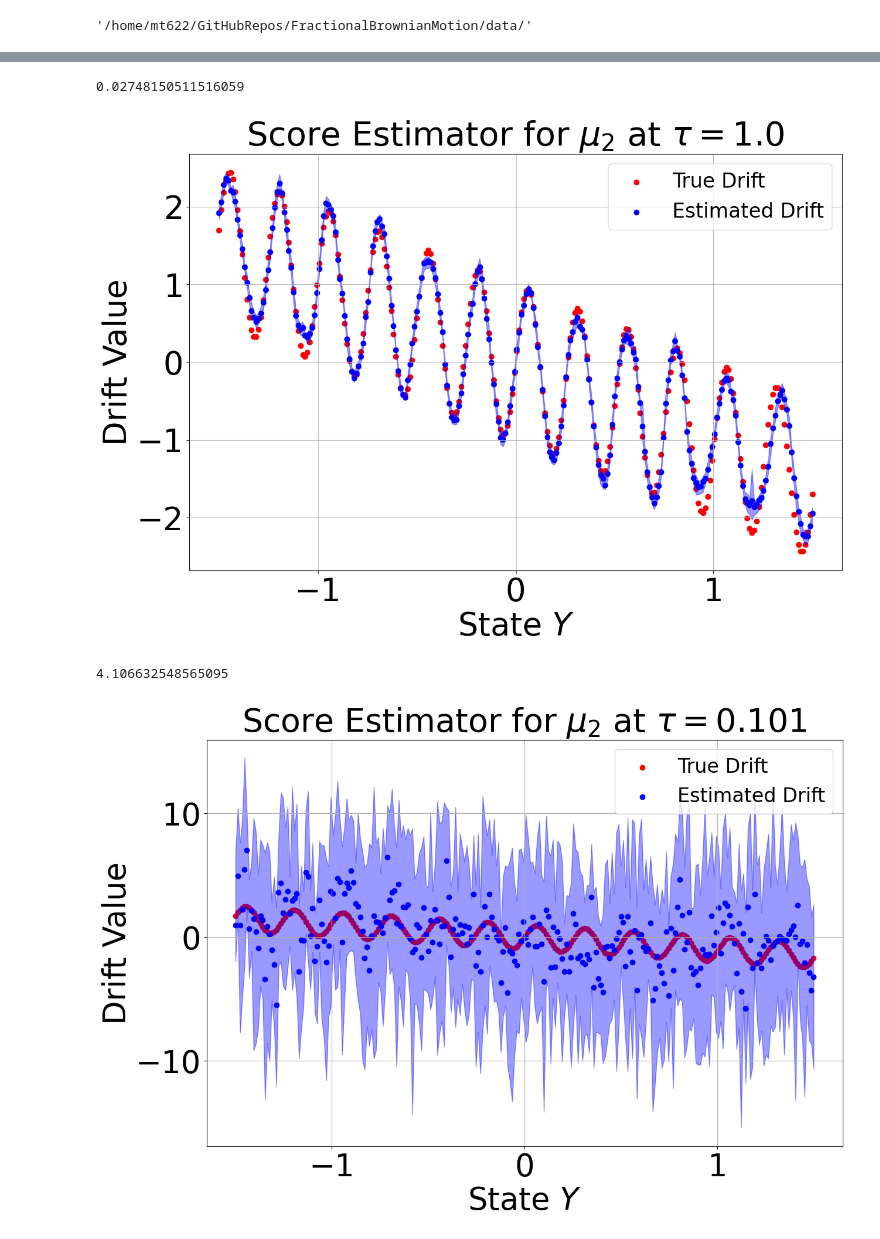
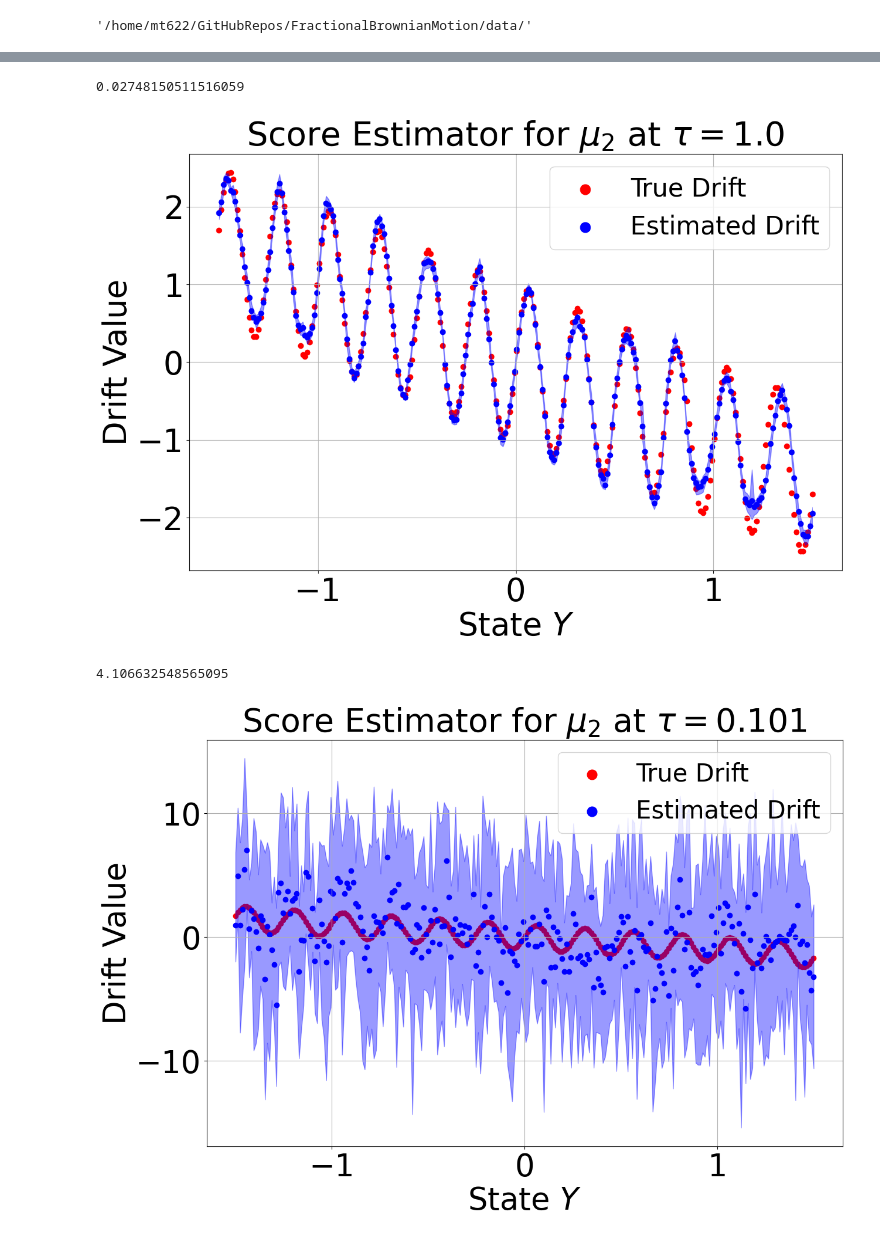
Before and after one commit to marcostapiac/FractionalBrownianMotion, a Jupyter notebook: experiments/generative_modelling/RecursiveVPSDE/ParamEst/TSPM/Markovian/TauDeltaTExperiments/QuadSinHF_optimal_tau_experiment_DGauss.ipynb, the cells around one changed output, grey strips where cells are left out. Cells and saved outputs as stored; diff of their text form; code cells hidden in the pictures.

Commit message:
appendix images changes

```diff
--- a/experiments/generative_modelling/RecursiveVPSDE/ParamEst/TSPM/Markovian/TauDeltaTExperiments/QuadSinHF_optimal_tau_experiment_DGauss.ipynb
+++ b/experiments/generative_modelling/RecursiveVPSDE/ParamEst/TSPM/Markovian/TauDeltaTExperiments/QuadSinHF_optimal_tau_experiment_DGauss.ipynb
@@ -239,7 +236,7 @@ for d in range(tau_NonGauss.shape[-1]):
     print((np.mean(np.sum(np.power(estimate-true_drifts,2), axis=-1))))
 plt.title(rf"Score Estimator for $\mu_2$ at $\tau=${round(diff_times[tauidx],3)}", fontsize=40)
 plt.grid(True)
-plt.legend(fontsize=30, markersize=2)
+plt.legend(fontsize=30, markerscale=2)
 ax.tick_params(labelsize=38)
 plt.ylabel("Drift Value", fontsize=38)
 plt.xlabel(rf"State $Y$", fontsize=38)
@@ -247,27 +244,27 @@ plt.show()
 plt.close()
 # %% [output]
 0.02748150511516059
-[figure, old version]
+[figure, new version]
 # %%
 fig, ax = plt.subplots(figsize=(14,9))
 tauidx = 1000
 tau_NonGauss = DNonGauss[:, tauidx, :, :]
 estimate = np.mean(tau_NonGauss, axis=1)
 for d in range(tau_NonGauss.shape[-1]):
     plt.scatter(Xs, true_drifts[:, d], color="red", label="True Drift")
     plt.scatter(Xs, estimate[:, d], label="Estimated Drift",color="blue")
     lowq_tau_errors = np.quantile(tau_NonGauss[:,:, d], q=0.1, axis=-1)
     highq_tau_errors = np.quantile(tau_NonGauss[:,:,d], q=0.9, axis=-1)
     plt.fill_between(Xs,lowq_tau_errors, highq_tau_errors, alpha=0.4,color="blue")
     print((np.mean(np.sum(np.power(estimate-true_drifts,2), axis=-1))))
 plt.title(rf"Score Estimator for $\mu_2$ at $\tau=${round(diff_times[tauidx],3)}", fontsize=40)
 plt.grid(True)
-plt.legend(fontsize=30, markersize=2)
+plt.legend(fontsize=30, markerscale=2)
 ax.tick_params(labelsize=38)
 plt.ylabel("Drift Value", fontsize=38)
 plt.xlabel(rf"State $Y$", fontsize=38)
 plt.show()
 plt.close()
 # %% [output]
 4.106632548565095
-[figure, old version]
+[figure, new version]
```
Also changed, not shown: parts of 3 cells of this notebook, 5 other files.
